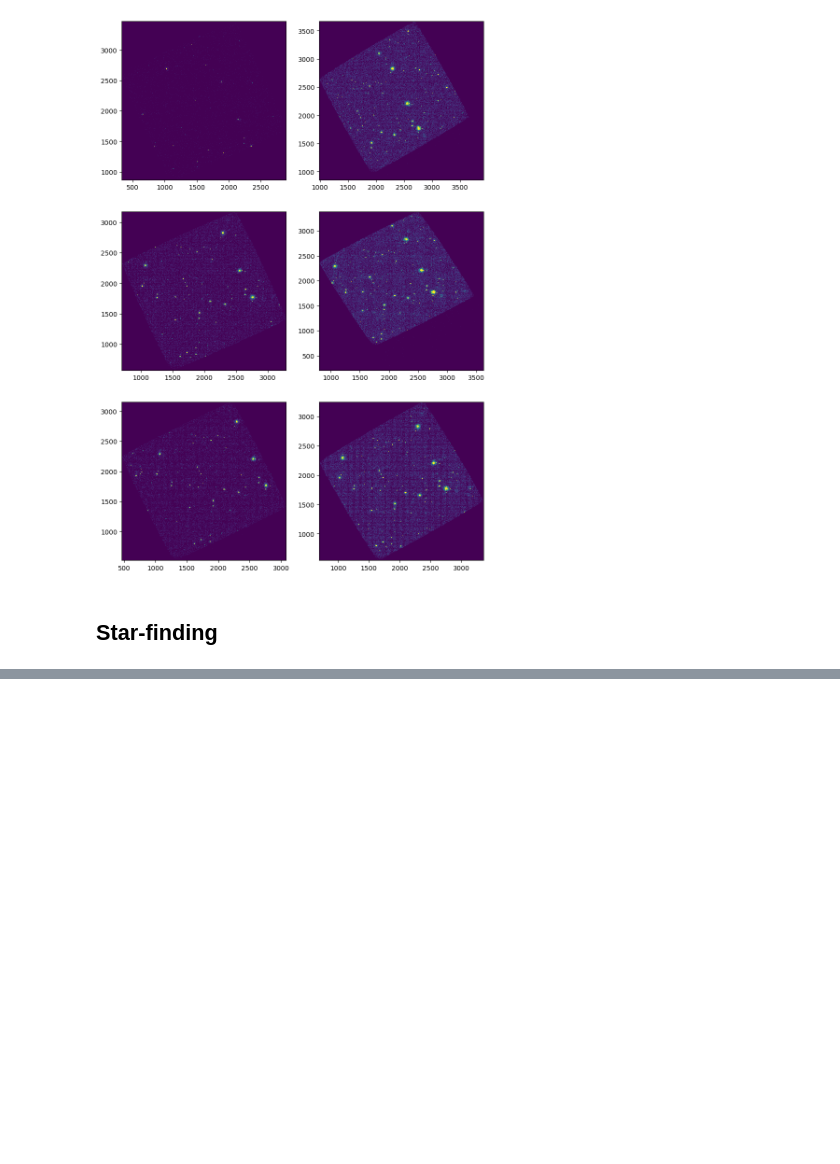
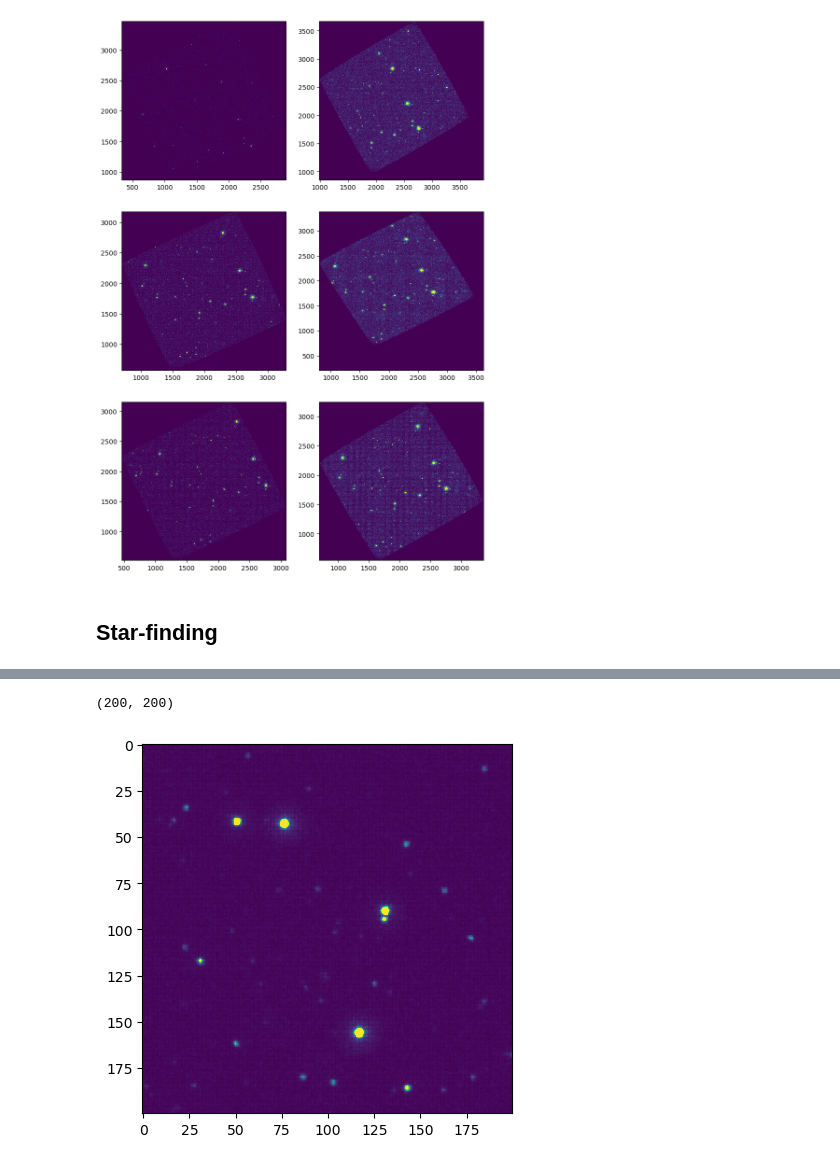
Before and after one commit to saphiooo/counting_stars, a Jupyter notebook: swift_uvot_events.ipynb, the cells around one changed output, grey strips where cells are left out. Saved outputs shown, nothing was run; the diff lists cells and outputs as text; code cells hidden in the pictures; blank space fills up the shorter version.

```diff
--- a/swift_uvot_events.ipynb
+++ b/swift_uvot_events.ipynb
@@ -114,0 +189,7 @@ histdata, x, y, img = axes[2][1].hist2d(interval5.X, interval5.Y, bins=1000, vmi
+# %%
+testImg = flatImg[400:600, 300:500]
+plt.imshow(testImg, vmin=0, vmax=500)
+testImg.shape
+# %% [output]
+(200, 200)
+[figure, added]
```
Also changed, not shown: parts of 23 cells of this notebook.
